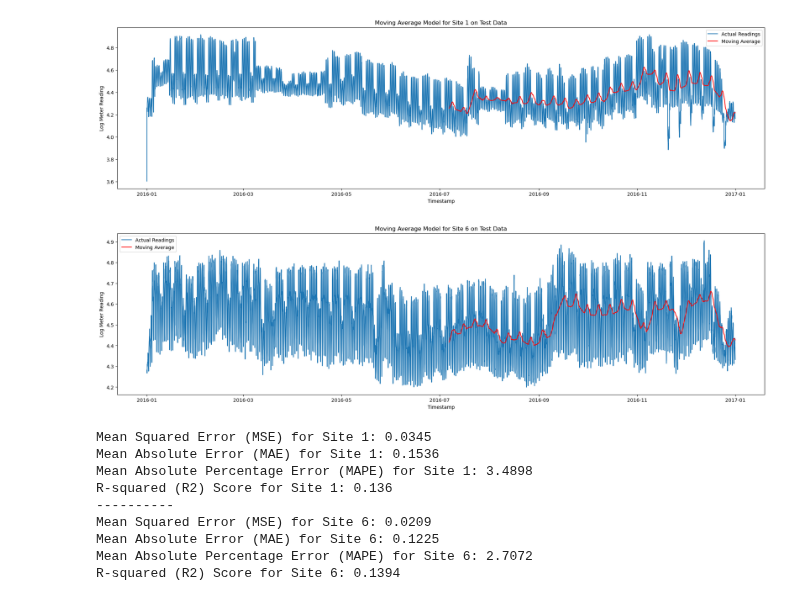
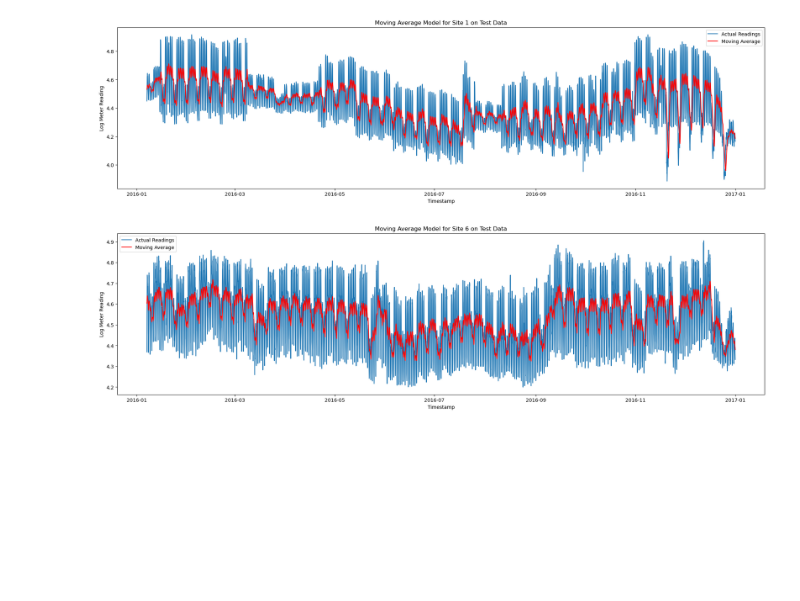
Before and after one commit to goksu-uzunturk/DI502_ElectricityPrediction, a Jupyter notebook: notebooks/MovingAverage.ipynb, the cells around one changed output. Drawn from its saved outputs; the diff is of its cells as text; code cells hidden in the pictures; blank space fills up the shorter version.

```diff
--- a/notebooks/MovingAverage.ipynb
+++ b/notebooks/MovingAverage.ipynb
@@ -99,79 +98,35 @@ site_6 = df[df['site_id'] == 6]
+# %%
+data1 = df[df['site_id'] == 1]
+data6 = df[df['site_id'] == 6]
+data1 = data1.sort_values(by='timestamp')
+data6 = data6.sort_values(by='timestamp')
+# %%
+window_size = 28  # You can adjust the window size
+figsize = (24,6)
 # %%
-data1 = site_1.sort_values(by='timestamp')
-data6 = site_6.sort_values(by='timestamp')
-window_size = 120  # You can adjust the window size
-trainset_ratio = 0.5
-figsize = (24,6)
-
-train_size = int(len(data1) * trainset_ratio)
-train1_data = data1[:train_size]
-test1_data = data1[train_size:]
-test1_data = test1_data.dropna()
-
-test1_data['rolling_mean'] = test1_data['log_meter_reading'].rolling(window=window_size).mean()
-test1_data = test1_data.dropna()
+data1['rolling_mean'] = data1['log_meter_reading'].rolling(window=window_size).mean()
 data1 = data1.dropna()
 
 plt.figure(figsize=figsize)
 plt.plot(data1['timestamp'], data1['log_meter_reading'], label='Actual Readings')
-plt.plot(test1_data['timestamp'], test1_data['rolling_mean'], label='Moving Average', color='red')
+plt.plot(data1['timestamp'], data1['rolling_mean'], label='Moving Average', color='red')
 plt.title('Moving Average Model for Site 1 on Test Data')
 plt.xlabel('Timestamp')
 plt.ylabel('Log Meter Reading')
 plt.legend()
 plt.show()
 
-
-train_size = int(len(data6) * trainset_ratio)
-train6_data = data6[:train_size]
-test6_data = data6[train_size:]
-test6_data = test6_data.dropna()
-
-test6_data['rolling_mean'] = test6_data['log_meter_reading'].rolling(window=window_size).mean()
-test6_data = test6_data.dropna()
+data6['rolling_mean'] = data6['log_meter_reading'].rolling(window=window_size).mean()
 data6 = data6.dropna()
 
 plt.figure(figsize=figsize)
 plt.plot(data6['timestamp'], data6['log_meter_reading'], label='Actual Readings')
-plt.plot(test6_data['timestamp'], test6_data['rolling_mean'], label='Moving Average', color='red')
+plt.plot(data6['timestamp'], data6['rolling_mean'], label='Moving Average', color='red')
 plt.title('Moving Average Model for Site 6 on Test Data')
 plt.xlabel('Timestamp')
 plt.ylabel('Log Meter Reading')
 plt.legend()
 plt.show()
-
-mse1 = mean_squared_error(test1_data['log_meter_reading'], test1_data['rolling_mean'])
-mae1 = mean_absolute_error(test1_data['log_meter_reading'], test1_data['rolling_mean'])
-mape1 = np.mean(np.abs((test1_data['log_meter_reading'] - test1_data['rolling_mean']) /
-                      (test1_data['log_meter_reading'] + 1e-10))) * 100
-r21 = r2_score(test1_data['log_meter_reading'], test1_data['rolling_mean'])
-
-mse6 = mean_squared_error(test6_data['log_meter_reading'], test6_data['rolling_mean'])
-mae6 = mean_absolute_error(test6_data['log_meter_reading'], test6_data['rolling_mean'])
-mape6 = np.mean(np.abs((test6_data['log_meter_reading'] - test6_data['rolling_mean']) /
-                      (test6_data['log_meter_reading'] + 1e-10))) * 100
-r26 = r2_score(test6_data['log_meter_reading'], test6_data['rolling_mean'])
-
-print("Mean Squared Error (MSE) for Site 1:", round(mse1,4))
-print("Mean Absolute Error (MAE) for Site 1:", round(mae1,4))
-print("Mean Absolute Percentage Error (MAPE) for Site 1:", round(mape1,4))
-print("R-squared (R2) Score for Site 1:", round(r21,4))
-
-print("----------")
-
-print("Mean Squared Error (MSE) for Site 6:", round(mse6,4))
-print("Mean Absolute Error (MAE) for Site 6:", round(mae6,4))
-print("Mean Absolute Percentage Error (MAPE) for Site 6:", round(mape6,4))
-print("R-squared (R2) Score for Site 6:", round(r26,4))
 # %% [output]
-[figure, old version]
+[figure, new version]
-[figure, old version]
+[figure, new version]
-Mean Squared Error (MSE) for Site 1: 0.0345
-Mean Absolute Error (MAE) for Site 1: 0.1536
-Mean Absolute Percentage Error (MAPE) for Site 1: 3.4898
-R-squared (R2) Score for Site 1: 0.136
-----------
-Mean Squared Error (MSE) for Site 6: 0.0209
-Mean Absolute Error (MAE) for Site 6: 0.1225
-Mean Absolute Percentage Error (MAPE) for Site 6: 2.7072
-R-squared (R2) Score for Site 6: 0.1394
```
Also changed, not shown: parts of 9 cells of this notebook.
